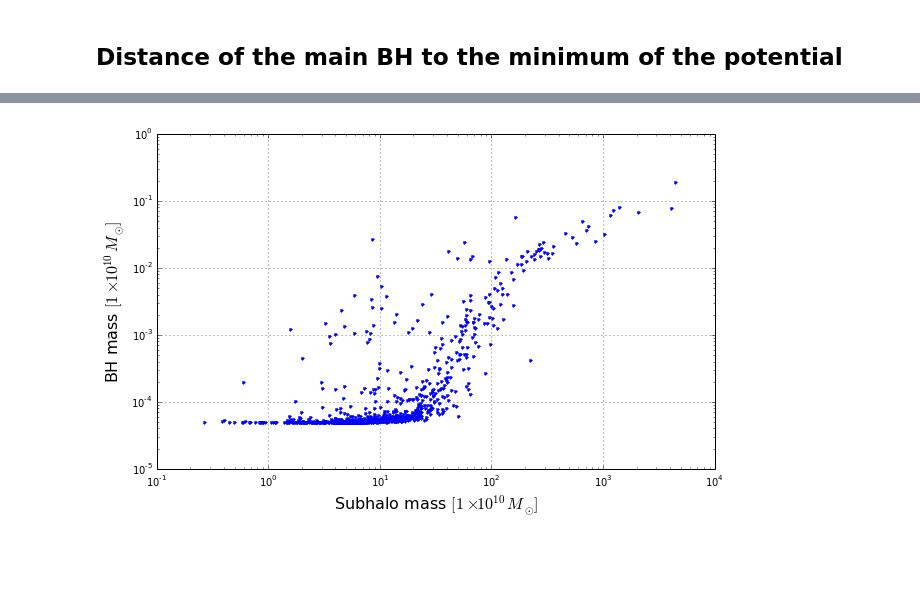
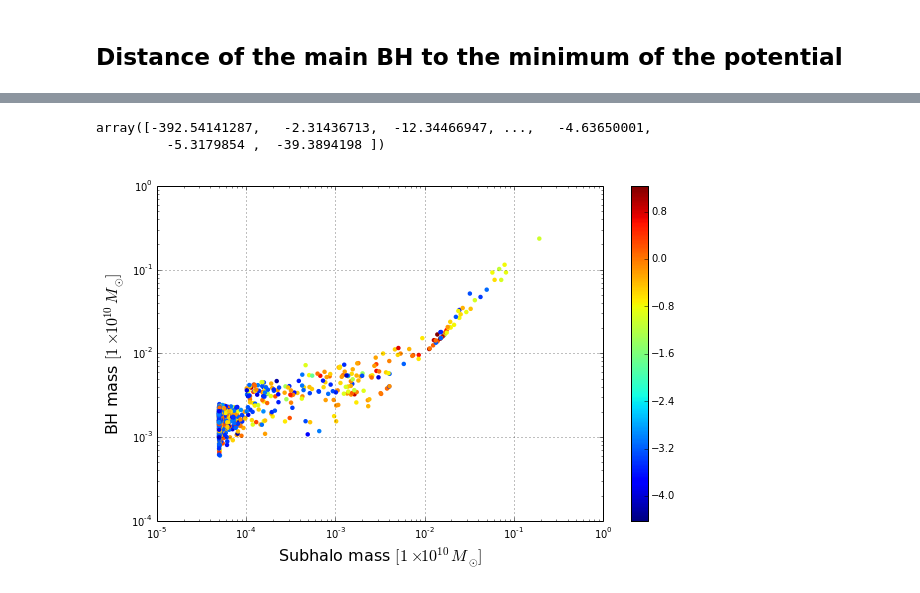
Before and after one commit to sbustamante/CosmologicalBlackHoles, a Jupyter notebook: Codes/BH_stats.ipynb, the cells around one changed output, grey strips where cells are left out. Cells and saved outputs as stored; diff of their text form; code cells hidden in the pictures; blank space fills up the shorter version.

Commit message:
Other plots

```diff
--- a/Codes/BH_stats.ipynb
+++ b/Codes/BH_stats.ipynb
@@ -110,0 +286,5 @@ plt.xlabel( '$\log_{10}( d/[kpc] )$', fontsize=16 )
+# %%
+BH_pot/[0.5*norm(vel)**2 for vel in BH_vel]
+# %% [output]
+array([-392.54141287,   -2.31436713,  -12.34466947, ...,   -4.63650001,
+         -5.3179854 ,  -39.3894198 ])
@@ -111,8 +293,11 @@ plt.xlabel( '$\log_{10}( d/[kpc] )$', fontsize=16 )
 # %%
 plt.figure( figsize=(10,6) )
-plt.loglog( Sub_mass, BH_mass, '.' )
+
+plt.loglog()
+plt.scatter( BH_mass, BH_tmass, c = np.log10(d_BH_MP), lw=0 )
+plt.colorbar()
 plt.xlabel( 'Subhalo mass $[1 \\times 10^{10} M_{\odot}]$', fontsize=16 )
 plt.ylabel( 'BH mass $[1 \\times 10^{10} M_{\odot}]$', fontsize=16 )
 plt.grid()
 # %% [output]
-[figure, old version]
+[figure, new version]
```
Also changed, not shown: parts of 27 cells of this notebook.
